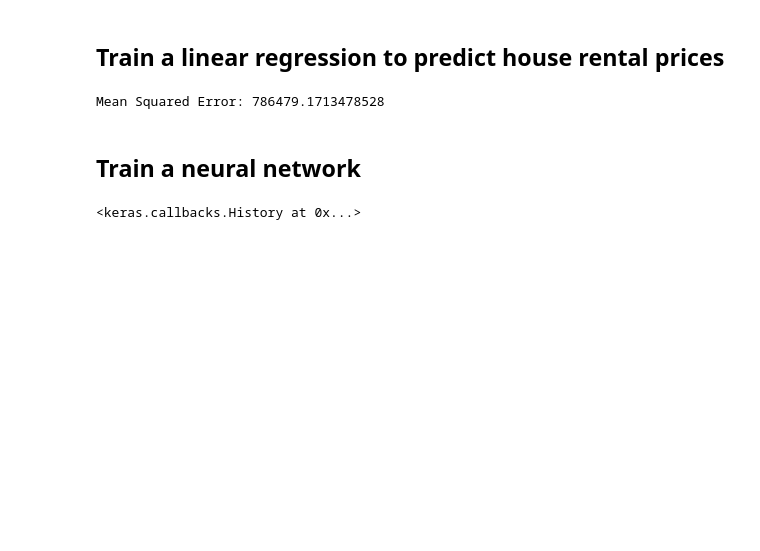
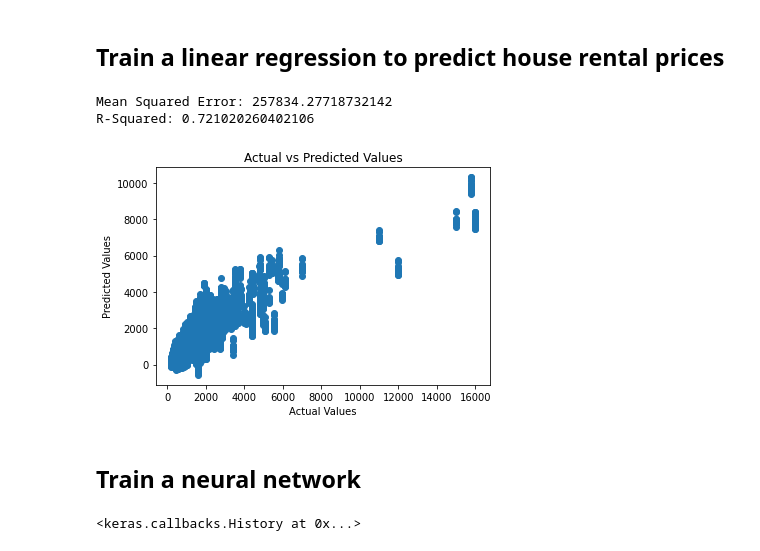
Before and after one commit to YoungBinKo/ML_Predict_Berlin_Rent, a Jupyter notebook: Immo.ipynb, the cells around one changed output. Cells and saved outputs as stored; diff of their text form; code cells hidden in the pictures; blank space fills up the shorter version.

Commit message:
modify preprocess the data and add plot

```diff
--- a/Immo.ipynb
+++ b/Immo.ipynb
@@ -154,0 +192,3 @@ df[['street','baseRent','Noise']]
+# %%
+berlin_miete_crime = berlin_miete_crime[['baseRent','livingSpace','Robbery', 'Street_robbery', 'Injury', 'Agg_assault', 'Threat', 'Theft', 'Car', 'From_car', 'Bike', 'Burglary', 'Fire', 'Arson', 'Damage', 'Graffiti', 'Drugs']]
+berlin_miete_crime.info()
@@ -161,17 +219,19 @@ from sklearn.metrics import mean_squared_error
 # %%
 # Preprocess the data
-berlin_miete_crime.fillna(berlin_miete_crime.mean(), inplace=True)
-crime_rate = berlin_miete_crime[['Robbery', 'Street_robbery', 'Injury', 'Agg_assault', 'Threat', 'Theft', 'Car', 'From_car', 'Bike', 'Burglary', 'Fire', 'Arson', 'Damage', 'Graffiti', 'Drugs']]
-X = crime_rate
+#berlin_miete_crime.fillna(berlin_miete_crime.mean(), inplace=True)
+x = berlin_miete_crime[['livingSpace','Robbery', 'Street_robbery', 'Injury', 'Agg_assault', 'Threat', 'Theft', 'Car', 'From_car', 'Bike', 'Burglary', 'Fire', 'Arson', 'Damage', 'Graffiti', 'Drugs']]
 y = berlin_miete_crime['baseRent']
-X_train, X_test, y_train, y_test = train_test_split(X, y, test_size=0.2)
+x_train, x_test, y_train, y_test = train_test_split(x, y, test_size=0.2)
 # %%
 # Train
-reg = LinearRegression().fit(X_train, y_train)
+reg = LinearRegression().fit(x_train, y_train)
 # %%
 # Evaluation
-y_pred = reg.predict(X_test)
+y_pred = reg.predict(x_test)
 mse = mean_squared_error(y_test, y_pred)
+r2 = r2_score(y_test, y_pred)
 print('Mean Squared Error:', mse)
+print('R-Squared:', r2)
 # %% [output]
-Mean Squared Error: 786479.1713478528
+Mean Squared Error: 257834.27718732142
+R-Squared: 0.721020260402106
@@ -181,3 +238,13 @@ Mean Squared Error: 786479.1713478528
+# %%
+import matplotlib.pyplot as plt
+
+plt.scatter(y_test, y_pred)
+plt.xlabel("Actual Values")
+plt.ylabel("Predicted Values")
+plt.title("Actual vs Predicted Values")
+plt.show()
+# %% [output]
+[figure, added]
 # %% [markdown]
 ## Train a neural network
 # %%
```
Also changed, not shown: parts of 22 cells of this notebook.
